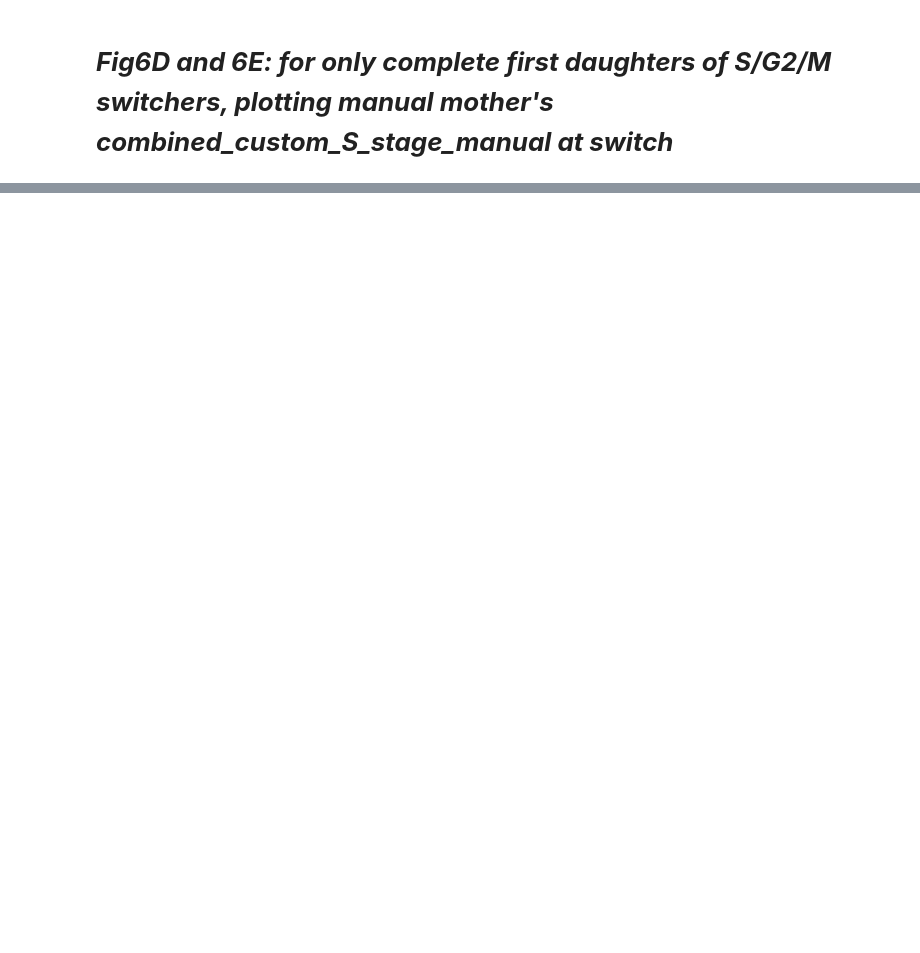
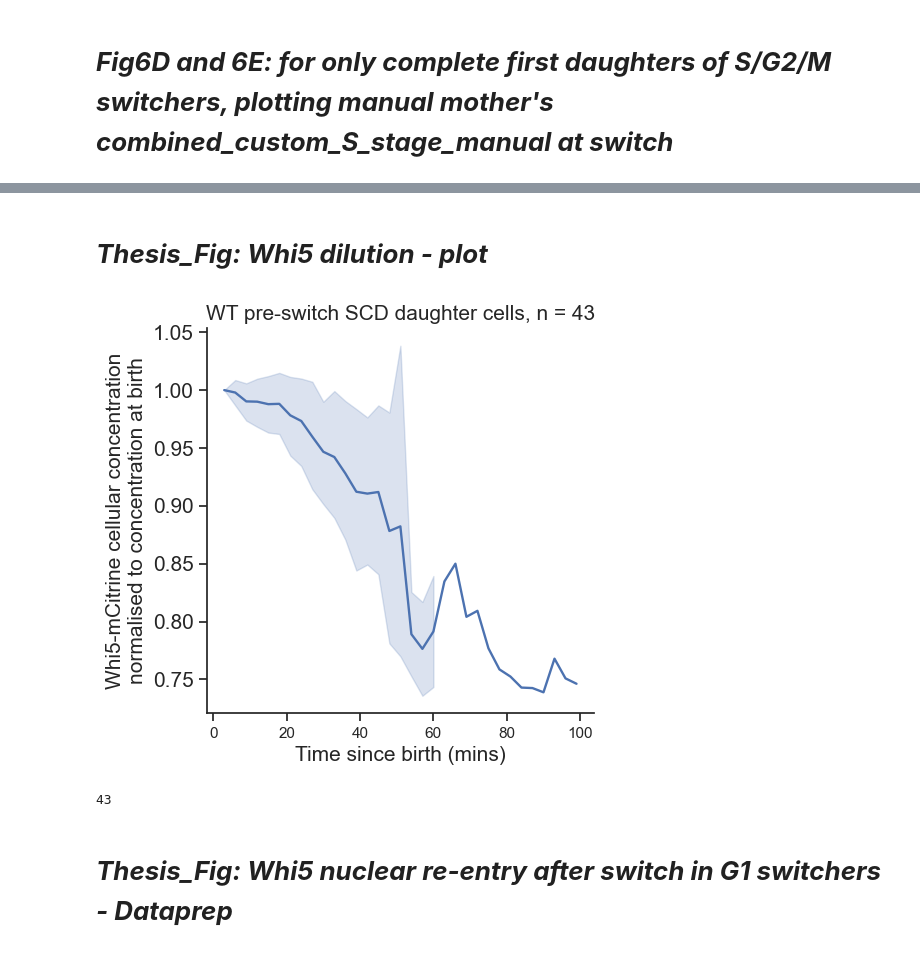
Before and after one commit to SchmollerLab/Nutrient-switch-analysis, a Jupyter notebook: final_code/Fig6_FigS6/Fig6_FigS6_plots.ipynb, the cells around one changed output, grey strips where cells are left out. Cells and saved outputs as stored; diff of their text form; code cells hidden in the pictures; blank space fills up the shorter version.

```diff
--- a/final_code/Fig6_FigS6/Fig6_FigS6_plots.ipynb
+++ b/final_code/Fig6_FigS6/Fig6_FigS6_plots.ipynb
@@ -586,0 +902,21 @@ ax2.grid()
+# %%
+pre_switch_WT_G1s = overall_df[(overall_df['strain_sa'] == 'YCY024_1_WTlabelled')
+                            & (overall_df['growthmedium_sa'] == "SCD")
+                            & (overall_df['daughterhood_binary_sa'] == 1)
+                            & (overall_df['phase_saw_switch_sa'] == False)
+                            & (overall_df['cell_cycle_stage_sa'] == "G1")
+                            & (overall_df['complete_phase_sa'] == True)
+                            & (overall_df['relationship_sa'] != "bud")]
+#display(pre_switch_WT_G1s.columns.tolist())
+# %%
+pre_switch_WT_G1s['birthnorm_mCitrine_Yagya_concentration_dataPrepBkgr_from_vol_fl_cell'] = np.nan
+list_for_joining = []
+for phase in pre_switch_WT_G1s['f_pos_cell_id_sa'].unique():
+    phase_df= pre_switch_WT_G1s[pre_switch_WT_G1s['f_pos_cell_id_sa'] == phase]
+    if ((phase_df['division_frame_i'].iloc[0]) >= 0):
+        phase_df.sort_values(by=['frame_i'], inplace = True)
+        for row in phase_df.index:
+            phase_df['birthnorm_mCitrine_Yagya_concentration_dataPrepBkgr_from_vol_fl_cell'].loc[row] = (
+                (phase_df['mCitrine_Yagya_concentration_dataPrepBkgr_from_vol_fl_cell'].loc[row])/(phase_df['mCitrine_Yagya_concentration_dataPrepBkgr_from_vol_fl_cell'].iloc[0]))
+    list_for_joining.append(phase_df)
+pre_switch_WT_G1s = pd.concat(list_for_joining).reset_index(drop = True)
@@ -586,0 +943,21 @@ ax2.grid()
+# %% [markdown]
+# ***Thesis_Fig: Whi5 dilution - plot***
+# %%
+plt.figure(figsize=(5,5))
+a = sns.lineplot(
+    data = pre_switch_WT_G1s,
+    x= 'time_in_cell_cycle_mins_sa',
+    y='birthnorm_mCitrine_Yagya_concentration_dataPrepBkgr_from_vol_fl_cell'
+)
+a.set_title("WT pre-switch SCD daughter cells, n = 43", fontsize= 15)
+a.set_ylabel("Whi5-mCitrine cellular concentration\nnormalised to concentration at birth", fontsize= 15)
+a.set_xlabel("Time since birth (mins)", fontsize= 15)
+sns.despine(ax = a)
+#plt.savefig(r"C:\Users\yagya.chadha\Desktop\Yagya\Presentations\Plots from Python\Final figures\Thesis figures\Whi_dilution_panel.svg", bbox_inches = 'tight')
+plt.show()
+display(len(pre_switch_WT_G1s.f_pos_cell_id_sa.unique()))
+# %% [output]
+[figure, added]
+43
+# %% [markdown]
+# ***Thesis_Fig: Whi5 nuclear re-entry after switch in G1 switchers - Dataprep***
```
Also changed, not shown: parts of 24 cells of this notebook, 47 other files.
